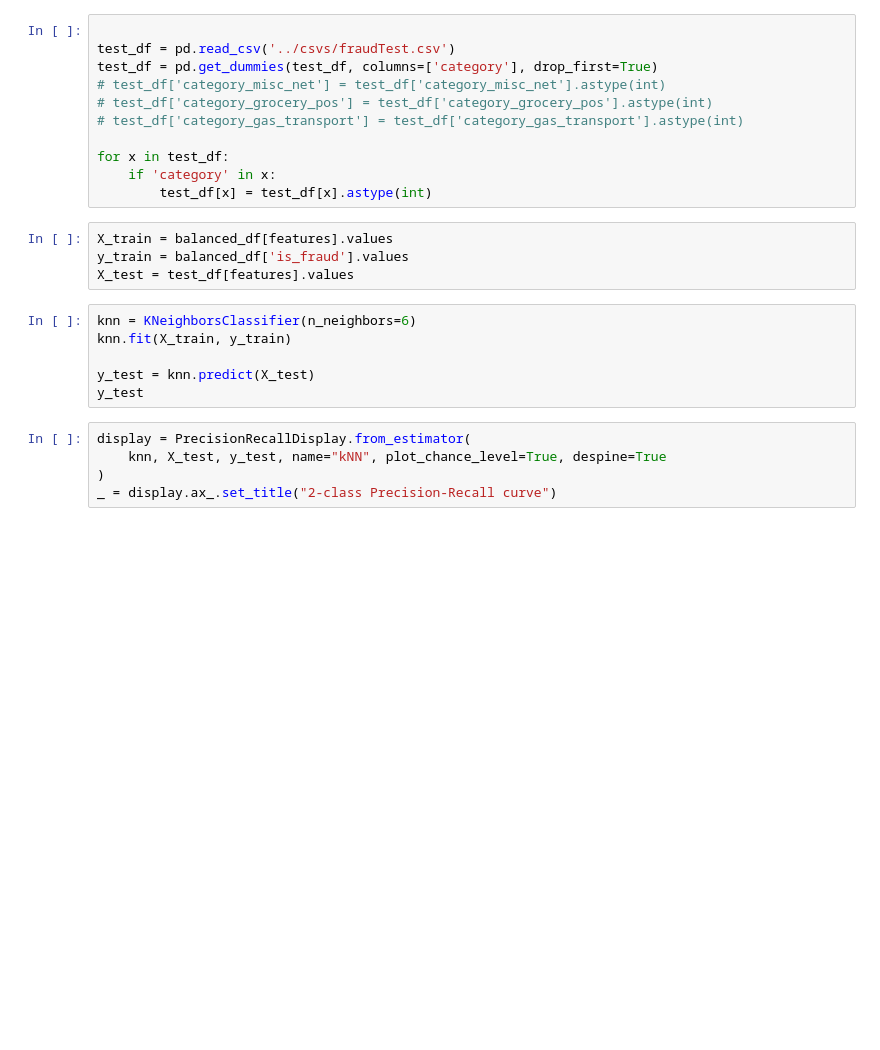
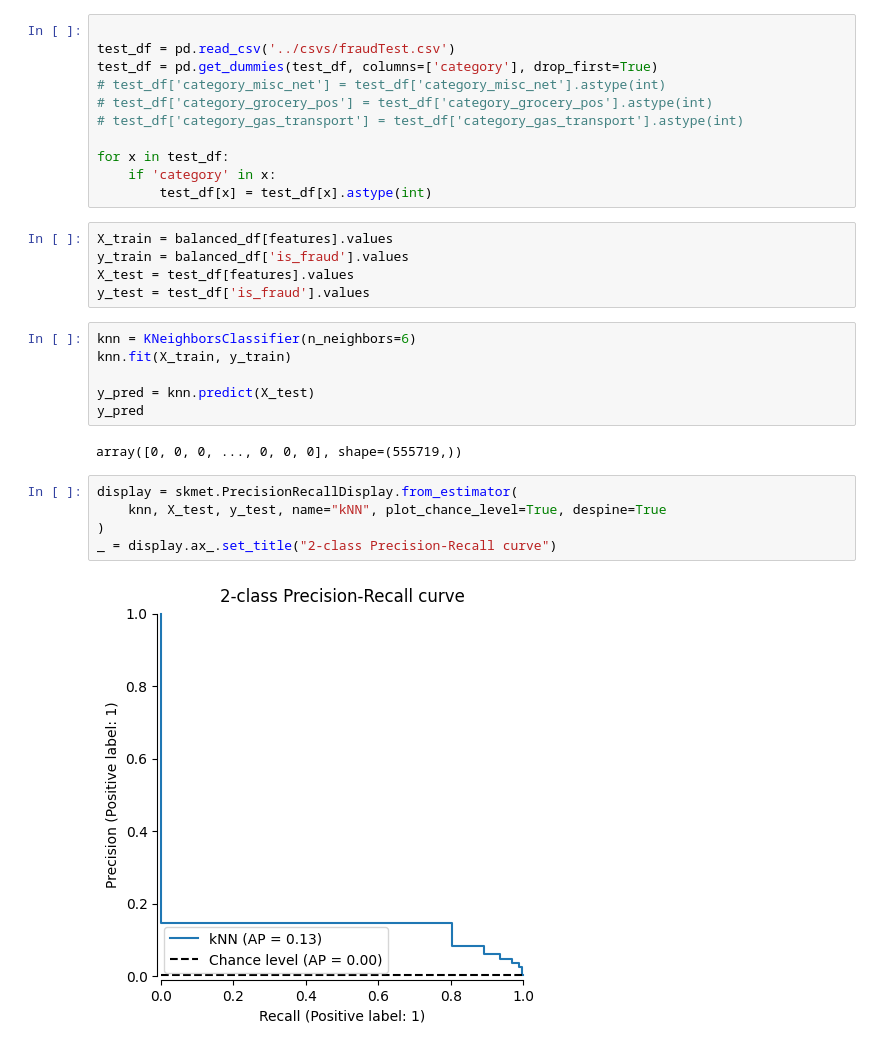
Before and after one commit to IvanLeung36/machine_learning, a Jupyter notebook: notebooks/knn_attempt.ipynb, the cells around one changed output. Drawn from its saved outputs; the diff is of its cells as text; blank space fills up the shorter version.

```diff
--- a/notebooks/knn_attempt.ipynb
+++ b/notebooks/knn_attempt.ipynb
@@ -49,14 +105,19 @@ for x in test_df:
 X_train = balanced_df[features].values
 y_train = balanced_df['is_fraud'].values
 X_test = test_df[features].values
+y_test = test_df['is_fraud'].values
 # %%
 knn = KNeighborsClassifier(n_neighbors=6)
 knn.fit(X_train, y_train)
 
-y_test = knn.predict(X_test)
-y_test
+y_pred = knn.predict(X_test)
+y_pred
+# %% [output]
+array([0, 0, 0, ..., 0, 0, 0], shape=(555719,))
 # %%
-display = PrecisionRecallDisplay.from_estimator(
+display = skmet.PrecisionRecallDisplay.from_estimator(
     knn, X_test, y_test, name="kNN", plot_chance_level=True, despine=True
 )
 _ = display.ax_.set_title("2-class Precision-Recall curve")
+# %% [output]
+[figure, added]
```
Also changed, not shown: parts of 8 cells of this notebook, 2 other files.
